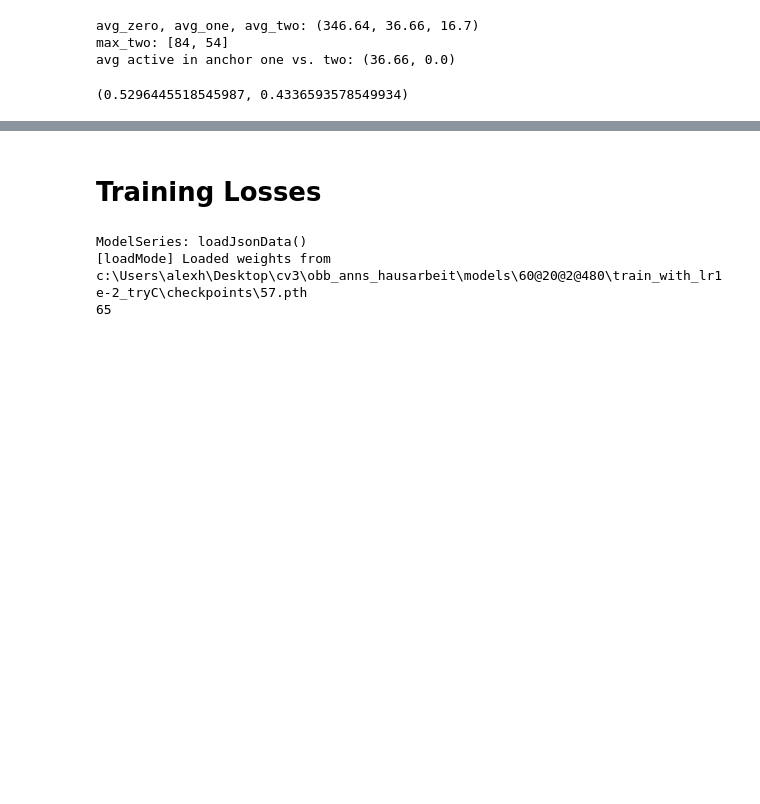
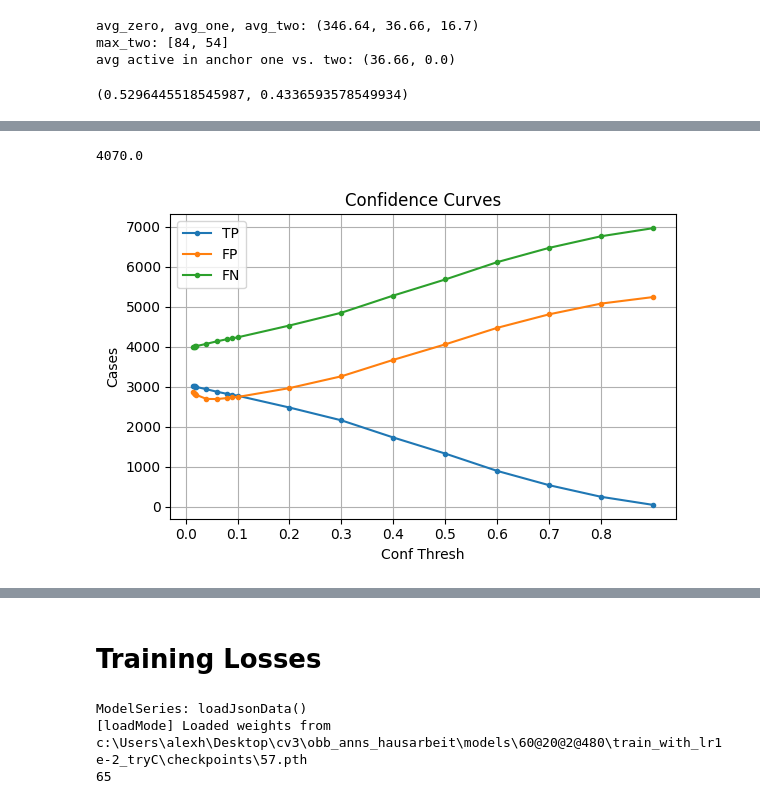
Before and after one commit to fusiongodo/yolo-score, a Jupyter notebook: visualize.ipynb, the cells around one changed output, grey strips where cells are left out. Saved outputs shown, nothing was run; the diff lists cells and outputs as text; code cells hidden in the pictures; blank space fills up the shorter version.

```diff
--- a/visualize.ipynb
+++ b/visualize.ipynb
@@ -153 +190,25 @@ pr_
+# %%
+print(pr_[1][1][4])
+# %% [output]
+4070.0
+# %%
+import matplotlib.pyplot as plt
+import numpy as np
+
+tp, fp, fn = [x[1][2] for x in pr_], [x[1][3] for x in pr_], [x[1][4] for x in pr_]
+
+plt.figure(figsize=(6, 4))
+plt.plot(threshs, tp, marker='o', markersize = 3, label="TP")
+plt.plot(threshs, fp, marker='o', markersize = 3, label="FP")
+plt.plot(threshs, fn, marker='o', markersize = 3, label = "FN")
+plt.xlabel("Conf Thresh")
+plt.ylabel("Cases")
+plt.title("Confidence Curves")
+plt.grid(True)
+plt.xticks(np.arange(0, 0.9, step = 0.1))
+plt.tight_layout()
+plt.legend()
+plt.show()
+# %% [output]
+[figure, added]
 # %%
```
Also changed, not shown: parts of 9 cells of this notebook, 9 other files.
